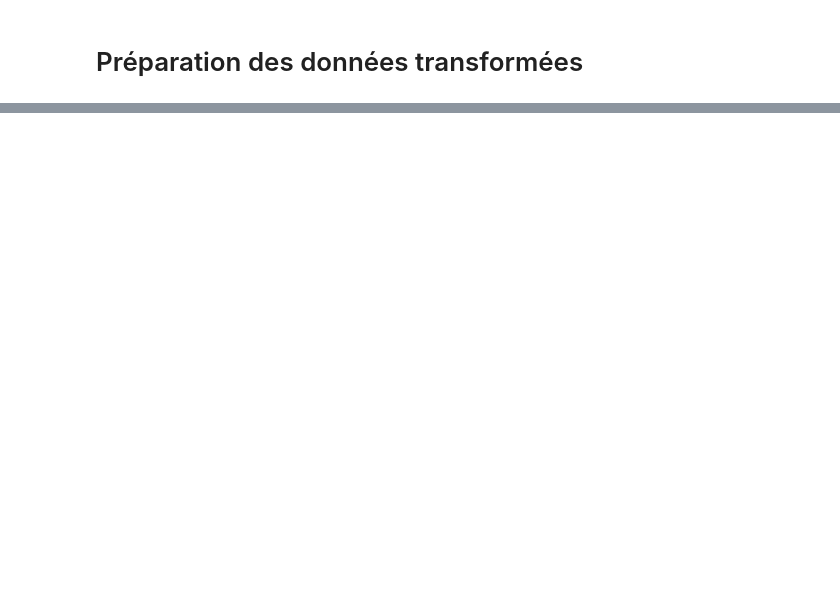
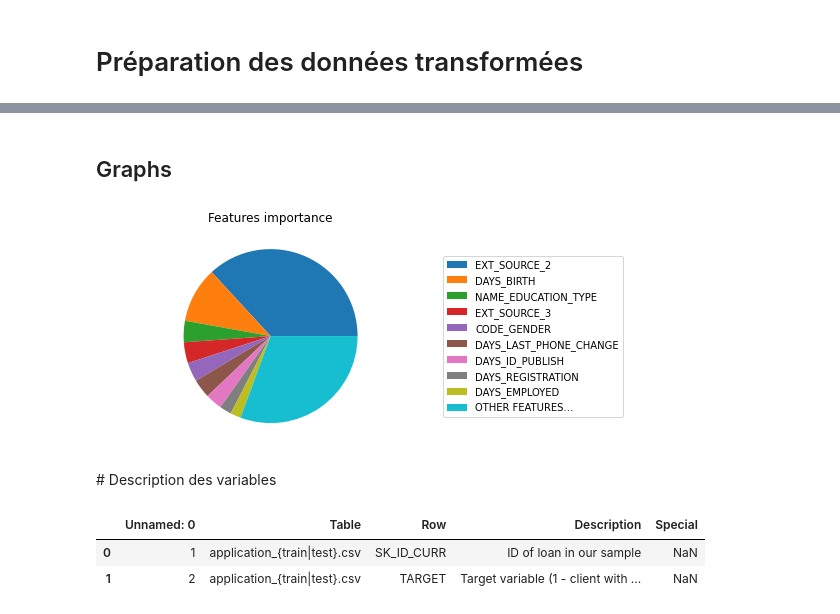
Before and after one commit to StudentLucyna/Projet7, a Jupyter notebook: Projet7_Pysz_Interpretation.ipynb, the cells around one changed output, grey strips where cells are left out. Saved outputs shown, nothing was run; the diff lists cells and outputs as text; code cells hidden in the pictures; blank space fills up the shorter version.

```diff
--- a/Projet7_Pysz_Interpretation.ipynb
+++ b/Projet7_Pysz_Interpretation.ipynb
@@ -22,0 +197,8 @@ FileNotFoundError: [Errno 2] No such file or directory: 'models/model_1.1.1.pkl'
+# %%
+from sklearn.tree import DecisionTreeRegressor
+
+# Instanciate a surrogate model without depth limit to overfit
+sur_dt = DecisionTreeRegressor()
+
+# Over-fitting the surrogate model on original features
+sur_dt.fit(data_train_original, y_train_pred)
@@ -22,0 +215,9 @@ FileNotFoundError: [Errno 2] No such file or directory: 'models/model_1.1.1.pkl'
+# %%
+print("Main features per importance:")
+
+sum_val = 0
+for col, val in sorted(zip(data_train_original.columns, sur_dt.feature_importances_,), key=lambda x: x[1], reverse=True,)[:10]:
+    print(f"{col:28}{val:10.3f}")
+    sum_val += val
+
+print("Percentage of the model explained by the 10 first features:", sum_val*100)
@@ -22,0 +287,47 @@ FileNotFoundError: [Errno 2] No such file or directory: 'models/model_1.1.1.pkl'
+# %% [markdown]
+## Graphs
+# %%
+import matplotlib.pyplot as plt
+import seaborn as sns
+# sns.set()
+
+# initialization
+sum_val = 0
+labels = []
+frequencies = []
+
+# get the labels and frequencies of 10 most important features
+for col, val in sorted(zip(data_train_original.columns, sur_dt.feature_importances_,), key=lambda x: x[1], reverse=True,)[:9]:
+    labels.append(col)
+    frequencies.append(val)
+    sum_val += val
+
+# complete the data with other features
+labels.append("OTHER FEATURES…")
+frequencies.append(1 - sum_val)
+
+fig, ax = plt.subplots()
+ax.axis("equal")
+ax.pie(frequencies,
+        # autopct="%1.1f pourcents",
+      )
+plt.title("Features importance")
+plt.legend(
+    labels,
+    loc='center left',
+    bbox_to_anchor=(1, 0.5),
+)
+plt.show()
+fig.savefig('plots/FI.png')
+# %% [output]
+[figure, added]
+# %% [markdown]
+# Description des variables
+# %%
+# Loading the file with descriptions
+features_descriptions = pd.read_csv('data/HomeCredit_columns_description.csv', encoding='iso-8859-1')
+features_descriptions.head(2)
+# %% [output]
+|  | Unnamed: 0 | Table | Row | Description | Special |
+| 0 | 1 | application_{train|test}.csv | SK_ID_CURR | ID of loan in our sample | NaN |
+| 1 | 2 | application_{train|test}.csv | TARGET | Target variable (1 - client with ... | NaN |
```
Also changed, not shown: parts of 35 cells of this notebook, 3 other files.
